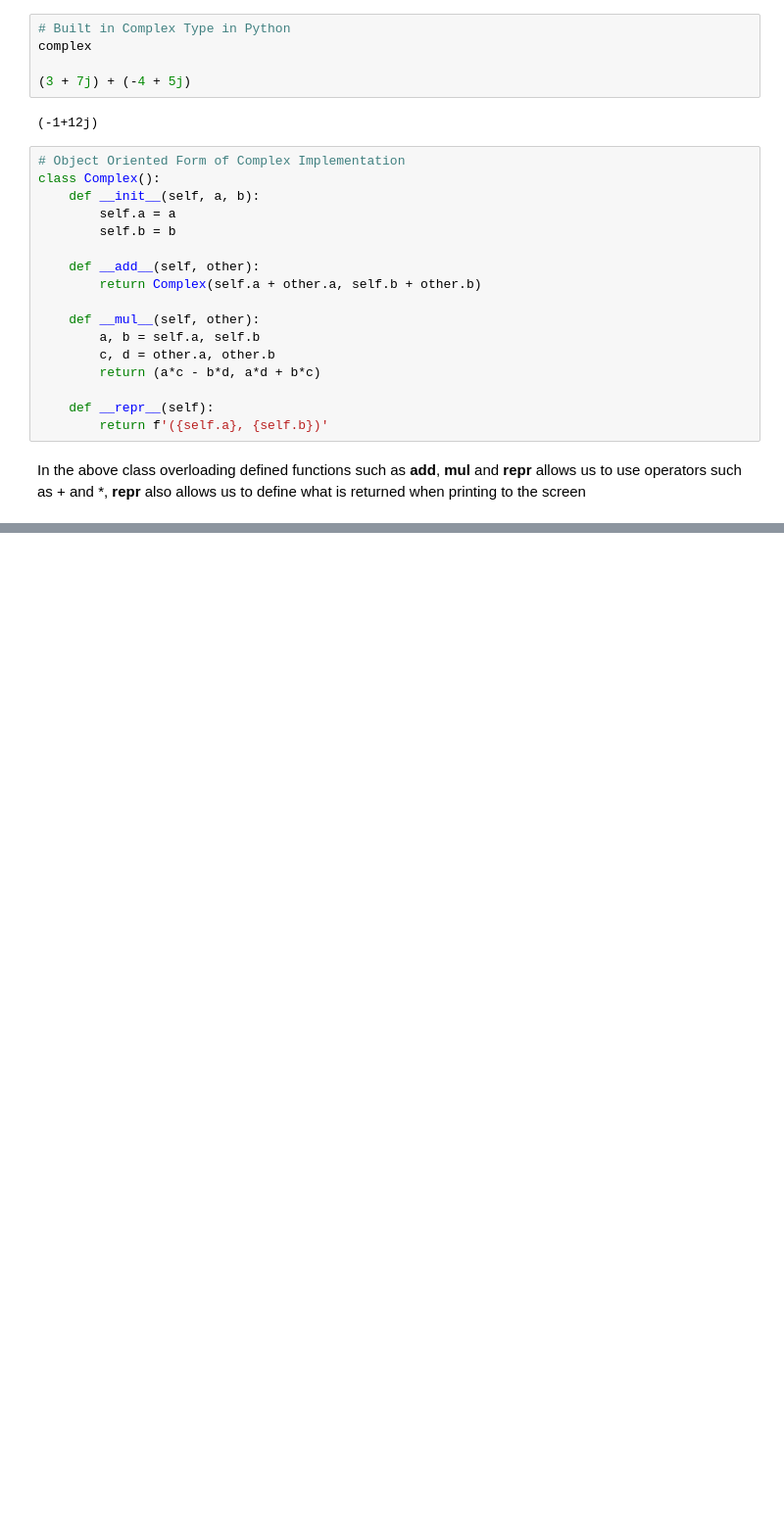
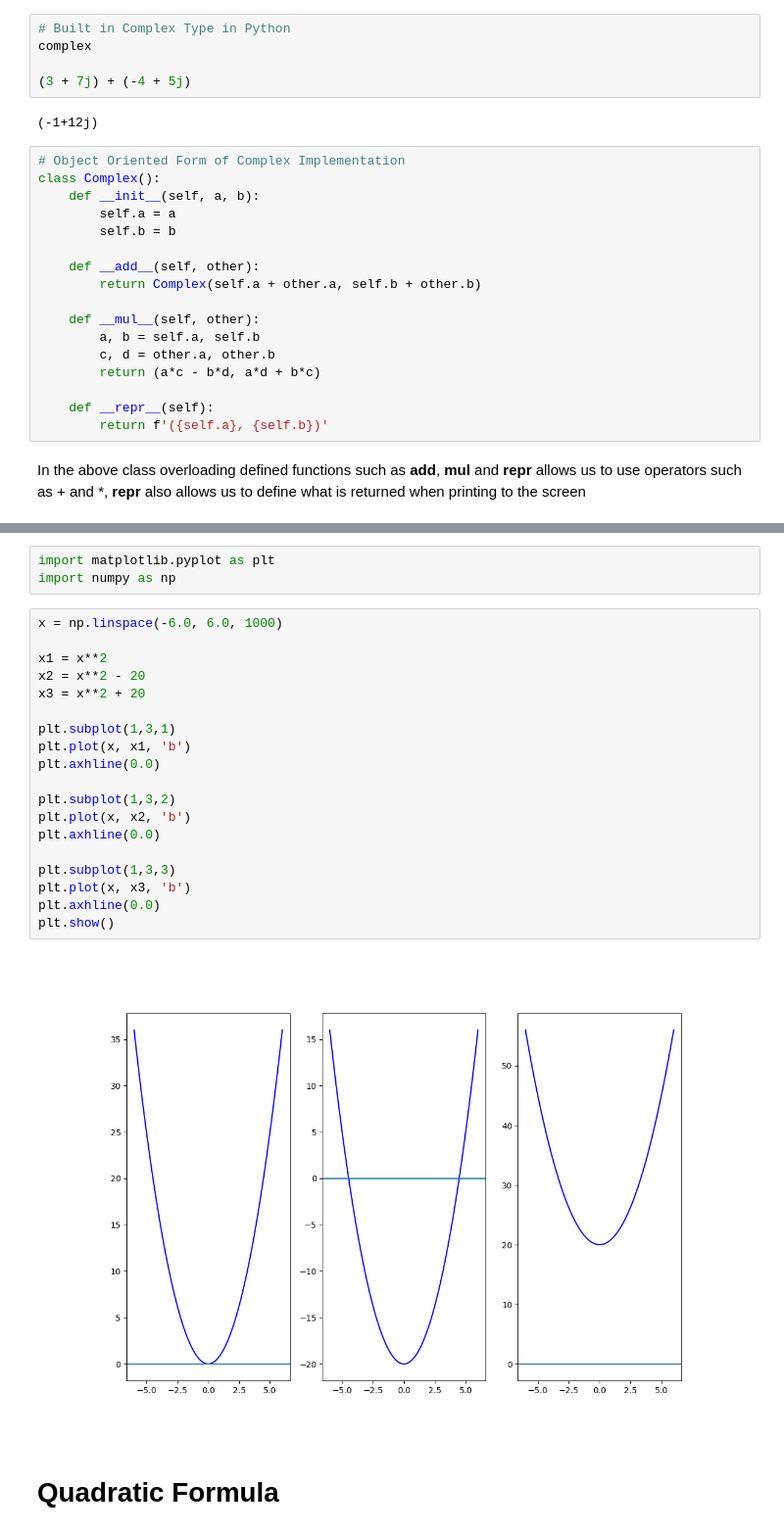
Before and after one commit to MurphyUan/EmergingTechno, a Jupyter notebook: content/fourier-transform.ipynb, the cells around one changed output, grey strips where cells are left out. Shown at 98% size. Drawn from its saved outputs; the diff is of its cells as text; blank space fills up the shorter version.

Commit message:
Quadratic Equation and Plots of Parabolas Complete

```diff
--- a/content/fourier-transform.ipynb
+++ b/content/fourier-transform.ipynb
@@ -79,0 +109,27 @@ Y2 = Complex(-4, 5)
+# %%
+import matplotlib.pyplot as plt
+import numpy as np
+# %%
+x = np.linspace(-6.0, 6.0, 1000)
+
+x1 = x**2
+x2 = x**2 - 20
+x3 = x**2 + 20
+
+plt.subplot(1,3,1)
+plt.plot(x, x1, 'b')
+plt.axhline(0.0)
+
+plt.subplot(1,3,2)
+plt.plot(x, x2, 'b')
+plt.axhline(0.0)
+
+plt.subplot(1,3,3)
+plt.plot(x, x3, 'b')
+plt.axhline(0.0)
+plt.show()
+# %% [output]
+[figure, added]
+# %% [markdown]
+Quadratic Formula
+=====
```
Also changed, not shown: parts of 14 cells of this notebook.
